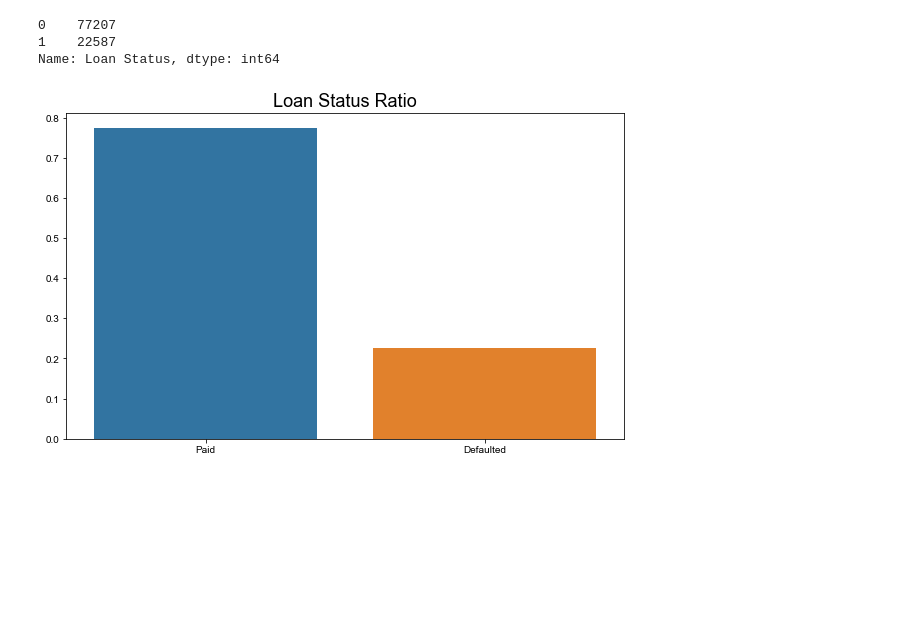
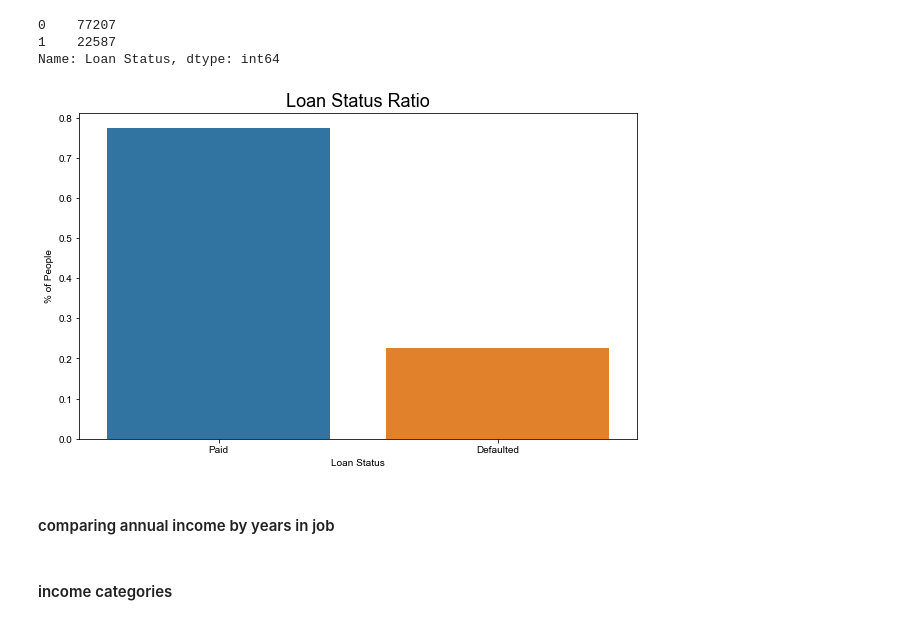
Before and after one commit to binyaz/binyo-lauren-bank-loan-status, a Jupyter notebook: datacleaning_eda.ipynb, the cells around one changed output. Saved outputs shown, nothing was run; the diff lists cells and outputs as text; code cells hidden in the pictures; blank space fills up the shorter version.

Commit message:
visualizations and hypothesis tests

```diff
--- a/datacleaning_eda.ipynb
+++ b/datacleaning_eda.ipynb
@@ -107,9 +128,13 @@ Name: Loan Status, dtype: int64
 # %%
 plt.figure(figsize = (10,6))
 y = [(77207/len(df)),(22587/len(df))]
 x_labels = ['Paid','Defaulted']
 sns.barplot(x_labels,y)
 sns.set(style='dark')
+plt.xlabel('Loan Status');
+plt.ylabel('% of People')
 plt.title('Loan Status Ratio', fontsize=18);
 # %% [output]
-[figure, old version]
+[figure, new version]
+# %% [markdown]
+#### comparing annual income by years in job
@@ -115,0 +151,2 @@ plt.title('Loan Status Ratio', fontsize=18);
+# %% [markdown]
+#### income categories
```
Also changed, not shown: parts of 27 cells of this notebook.
